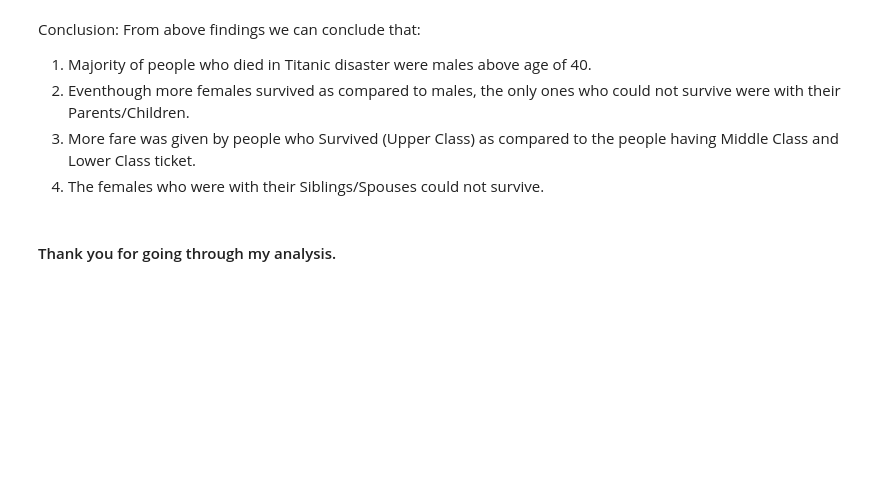
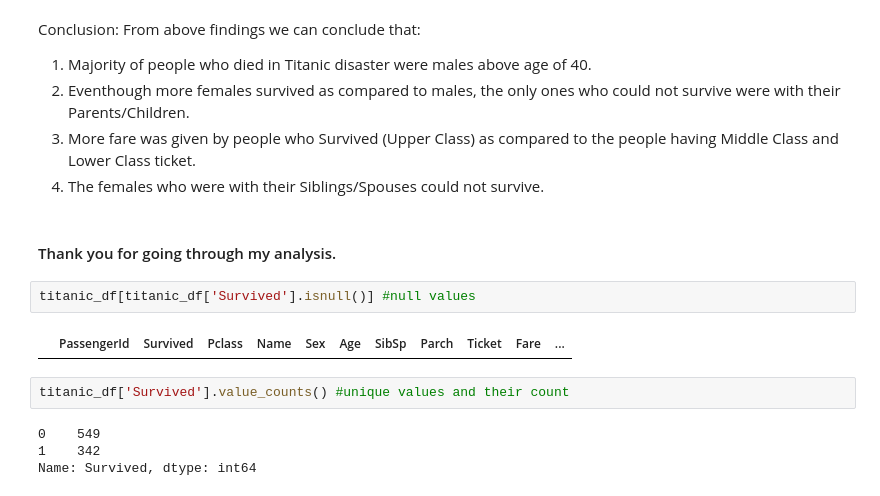
Before and after one commit to jubins/DAND-Nanodegree, a Jupyter notebook: dandp2-investigate-data/Titanic-Dataset-Analysis/Titanic-Dataset-Analysis_JubinSoni.ipynb, the cells around one changed output. Cells and saved outputs as stored; diff of their text form; blank space fills up the shorter version.

```diff
--- a/dandp2-investigate-data/Titanic-Dataset-Analysis/Titanic-Dataset-Analysis_JubinSoni.ipynb
+++ b/dandp2-investigate-data/Titanic-Dataset-Analysis/Titanic-Dataset-Analysis_JubinSoni.ipynb
@@ -300,3 +300,13 @@ Conclusion: From above findings we can conclude that:
 4. The females who were with their Siblings/Spouses could not survive.
 # %% [markdown]
 #### Thank you for going through my analysis.
+# %%
+titanic_df[titanic_df['Survived'].isnull()] #null values
+# %% [output]
+|  | PassengerId | Survived | Pclass | Name | Sex | Age | SibSp | Parch | Ticket | Fare | ... |
+# %%
+titanic_df['Survived'].value_counts() #unique values and their count
+# %% [output]
+0    549
+1    342
+Name: Survived, dtype: int64
```
Also changed, not shown: 2 other files.
